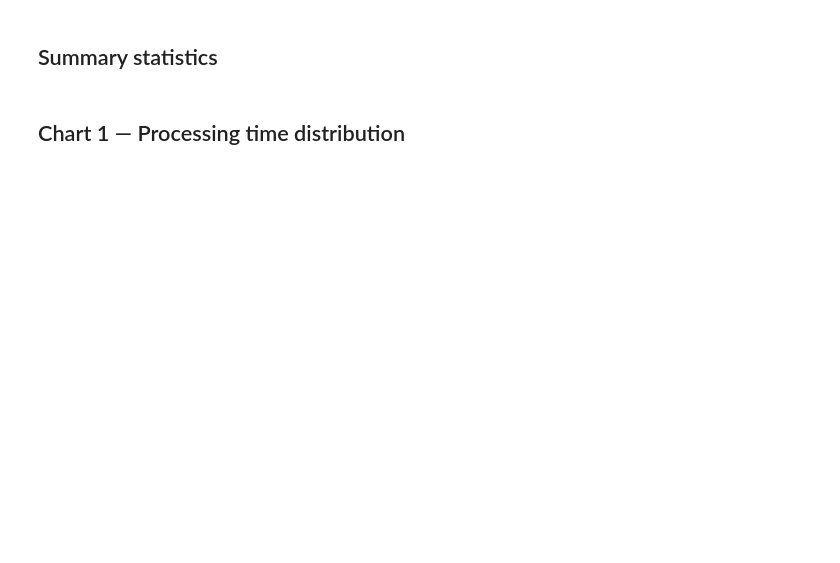
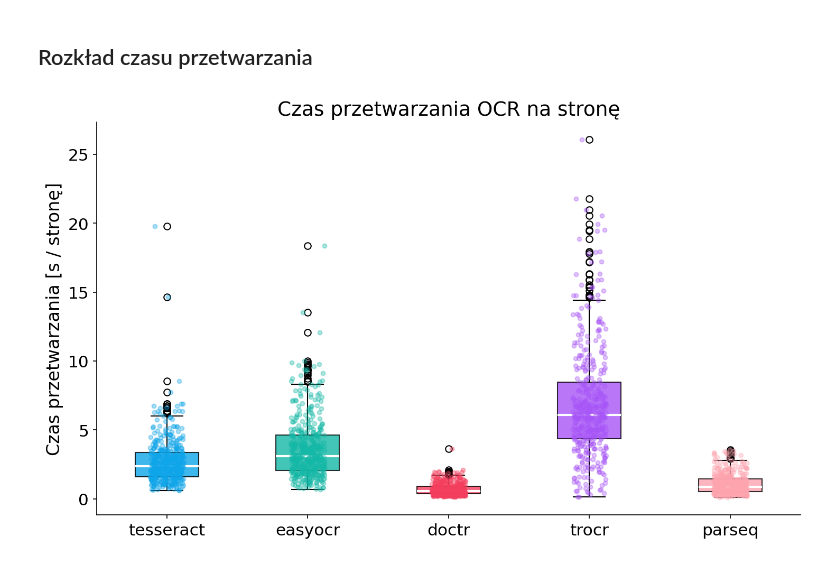
Before and after one commit to ludrian42/page-stream-segmentation, a Jupyter notebook: notebooks/01_ocr_evaluation.ipynb, the cells around one changed output. Saved outputs shown, nothing was run; the diff lists cells and outputs as text; code cells hidden in the pictures; blank space fills up the shorter version.

```diff
--- a/notebooks/01_ocr_evaluation.ipynb
+++ b/notebooks/01_ocr_evaluation.ipynb
@@ -49,15 +26,17 @@ from services.pdf_loader import PdfLoader
 from services.tesseract_ocr import TesseractOcr
 from services.easyocr_ocr import EasyOcrEngine
 from services.doctr_ocr import DocTROcrEngine
+from services.trocr_ocr import TrOCROcrEngine
+from services.parseq_ocr import ParseqOcrEngine
 
 plt.rcParams.update({
     "font.family": "DejaVu Sans",
-    "font.size": 14,
-    "axes.titlesize": 16,
-    "axes.labelsize": 14,
-    "xtick.labelsize": 13,
-    "ytick.labelsize": 13,
-    "legend.fontsize": 13,
+    "font.size": 16,
+    "axes.titlesize": 18,
+    "axes.labelsize": 16,
+    "xtick.labelsize": 15,
+    "ytick.labelsize": 15,
+    "legend.fontsize": 15,
     "axes.spines.top": False,
     "axes.spines.right": False,
     "figure.dpi": 150,
@@ -227,4 +268,5 @@ print(f"\nResults saved to: {RESULTS_CSV}")
 # %%
 df = pd.read_csv(RESULTS_CSV)
+df["doc_type_pl"] = df["doc_type"].map(DOC_TYPE_PL).fillna(df["doc_type"])
 print(df.shape)
 df.head()
@@ -231,2 +280,0 @@ df.head()
-# %% [markdown]
-## Summary statistics
@@ -252,37 +281,41 @@ display(cer_summary)
+# %%
+PALETTE = {
+    "tesseract": "#0EA5E9",
+    "easyocr":   "#14B8A6",
+    "trocr":     "#A855F7",
+    "doctr":     "#F43F5E",
+    "parseq":    "#FDA4AF"
+}
+
+engines_ordered = [e for e in ["tesseract", "easyocr", "doctr", "trocr", "parseq"] if e in df["engine"].unique()]
+data_by_engine  = [df[df["engine"] == e]["elapsed_s"].values for e in engines_ordered]
+colors          = [PALETTE[e] for e in engines_ordered]
 # %% [markdown]
-## Chart 1 — Processing time distribution
+## Rozkład czasu przetwarzania
 # %%
-PALETTE = {
-    "tesseract": "#2563EB",
-    "easyocr":   "#0F766E",
-    "doctr":     "#EA580C",
-}
-
-engines_ordered = [e for e in ["tesseract", "easyocr", "doctr"] if e in df["engine"].unique()]
-data_by_engine  = [df[df["engine"] == e]["elapsed_s"].values for e in engines_ordered]
-colors          = [PALETTE[e] for e in engines_ordered]
-
 fig, ax = plt.subplots(figsize=(10, 6))
 
 bp = ax.boxplot(
     data_by_engine,
     patch_artist=True,
     medianprops=dict(color="white", linewidth=2),
     widths=0.45,
 )
 for patch, color in zip(bp["boxes"], colors):
     patch.set_facecolor(color)
     patch.set_alpha(0.8)
 
 rng = np.random.default_rng(42)
 for i, (data, color) in enumerate(zip(data_by_engine, colors), start=1):
     jitter = rng.uniform(-0.12, 0.12, size=len(data))
     ax.scatter(i + jitter, data, alpha=0.35, s=14, color=color, zorder=3)
 
 ax.set_xticks(range(1, len(engines_ordered) + 1))
 ax.set_xticklabels(engines_ordered)
-ax.set_ylabel("Processing time [s / page]")
-ax.set_title("OCR Processing Time per Page")
+ax.set_ylabel("Czas przetwarzania [s / stronę]")
+ax.set_title("Czas przetwarzania OCR na stronę")
 fig.tight_layout()
 fig.savefig(CHART_DIR / "01_time_distribution.png", dpi=300)
 plt.show()
+# %% [output]
+[figure, added]
```
Also changed, not shown: parts of 38 cells of this notebook, 16 other files.
